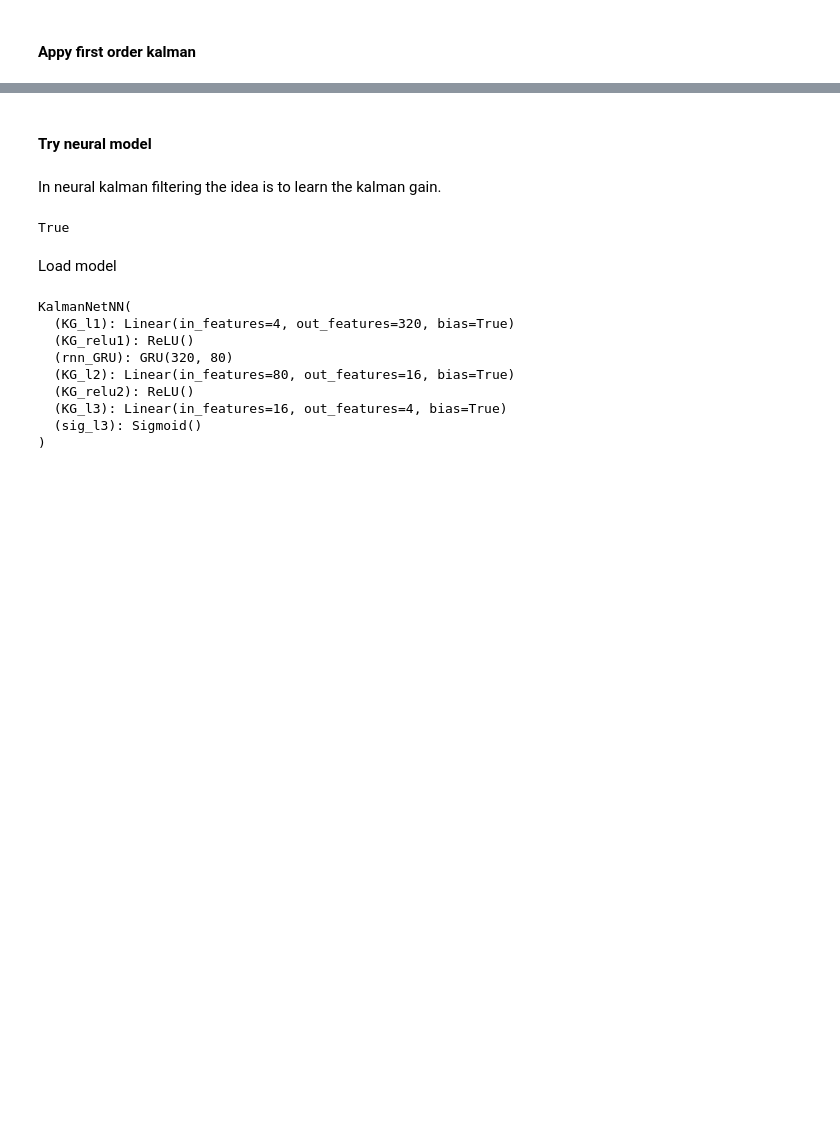
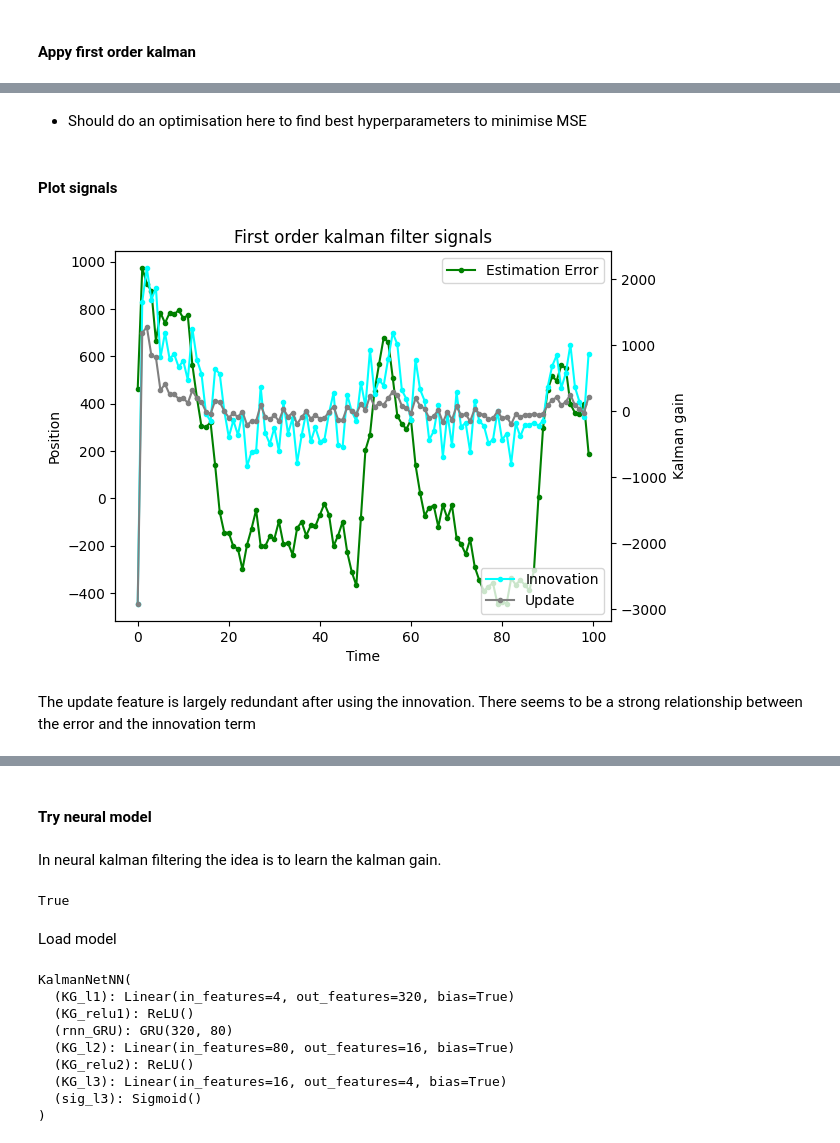
Before and after one commit to 262882/myKalmanFIlter, a Jupyter notebook: kalmanFilteringNeural.ipynb, the cells around one changed output, grey strips where cells are left out. Cells and saved outputs as stored; diff of their text form; code cells hidden in the pictures; blank space fills up the shorter version.

```diff
--- a/kalmanFilteringNeural.ipynb
+++ b/kalmanFilteringNeural.ipynb
@@ -67,0 +68,26 @@ plt.show()
+# %% [markdown]
+- Should do an optimisation here to find best hyperparameters to minimise MSE
+# %% [markdown]
+#### Plot signals
+# %%
+error = plot_gt-np.stack((df_rising_first['xt_curr'].to_numpy()).tolist(), axis=0)[:,0]
+inno = np.stack((df_rising_first['inno'].to_numpy()).tolist(), axis=0)
+update = np.stack((df_rising_first['update'].to_numpy()).tolist(), axis=0)
+obvs =  np.stack((df_rising_first['obsv'].to_numpy()).tolist(), axis=0)
+# %%
+plt.plot(steps, error, marker=".",color="g")
+plt.title("First order kalman filter signals")
+plt.xlabel("Time")
+plt.ylabel("Position")
+plt.legend(["Estimation Error"],loc='upper right')
+plt.twinx()
+plt.plot(steps, inno, marker=".",color="cyan")
+plt.plot(steps, update[:,0] ,marker=".",color="gray")
+plt.ylabel("Kalman gain")
+plt.legend(["Innovation","Update"],loc='lower right')
+#plt.ylim([0,1])
+plt.show()
+# %% [output]
+[figure, added]
+# %% [markdown]
+The update feature is largely redundant after using the innovation. There seems to be a strong relationship between the error and the innovation term
```
Also changed, not shown: parts of 12 cells of this notebook, 4 other files.
